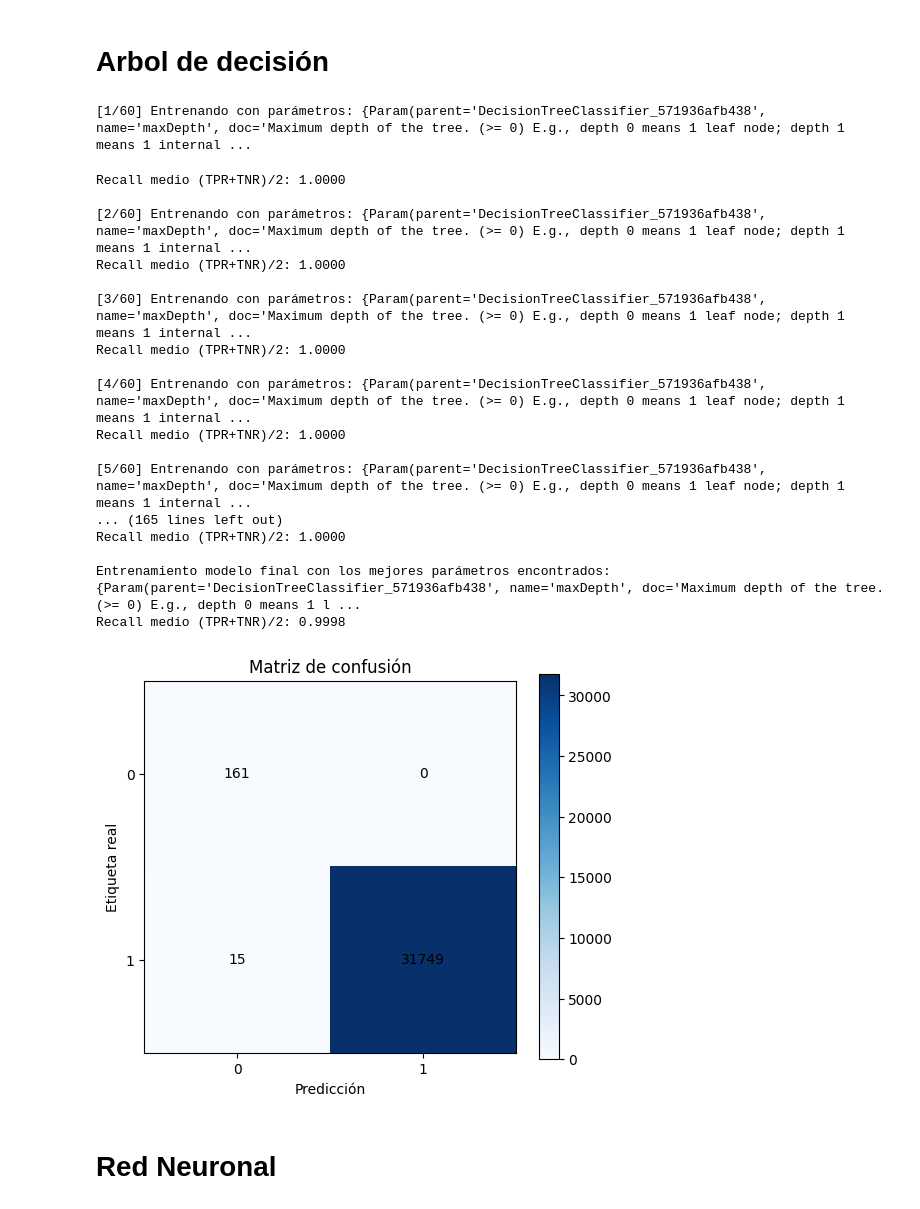
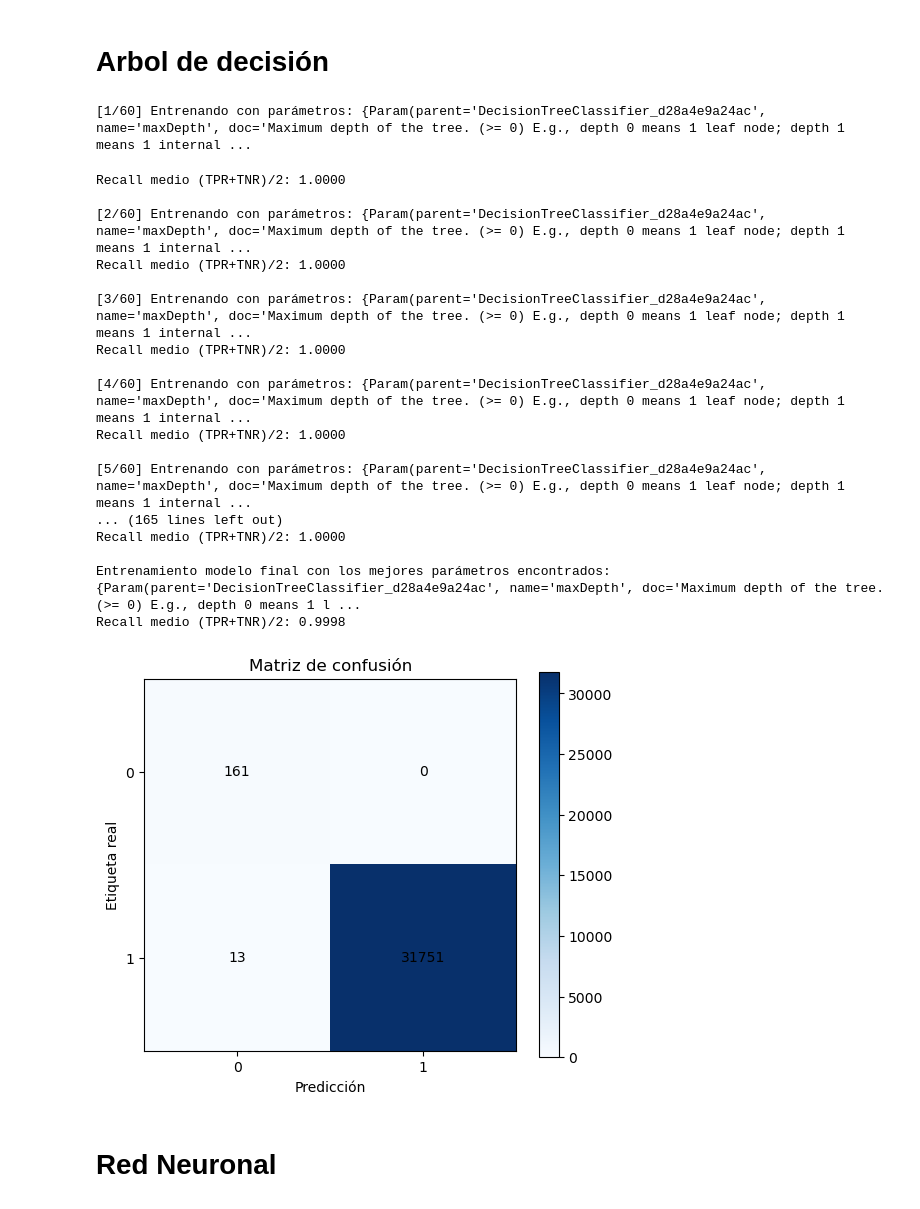
Before and after one commit to Svergara2525/URL_phising_detector, a Jupyter notebook: phising_url.ipynb, the cells around one changed output. Cells and saved outputs as stored; diff of their text form; code cells hidden in the pictures.

```diff
--- a/phising_url.ipynb
+++ b/phising_url.ipynb
@@ -788,10 +768,9 @@ for i, param in enumerate(paramGrid, start=1):
         best_score = recall_medio
         best_model = model
         best_params = param
-        best_train = train
 
 print("\nEntrenamiento modelo final con los mejores parámetros encontrados: ", best_params)
-final_model = svm_pipeline.copy(best_params).fit(best_train)
+final_model = svm_pipeline.copy(best_params).fit(train_under)
 svm_predictions = final_model.transform(val)
 models['SVM'] = final_model
 recall_medio = recall_medio_clases(svm_predictions)
@@ -884,42 +863,41 @@ for i, param in enumerate(paramGrid, start=1):
     recall_medio = recall_medio_clases(predictions)
     print(f"Recall medio (TPR+TNR)/2: {recall_medio:.4f}")
 
 
     history.append((i, recall_medio, param))
 
     if recall_medio > best_score:
         best_score = recall_medio
         best_model = model
         best_params = param
-        best_train = train
 
 print("\nEntrenamiento modelo final con los mejores parámetros encontrados: ", best_params)
-final_model = arbol_decision_pipeline.copy(best_params).fit(best_train)
+final_model = arbol_decision_pipeline.copy(best_params).fit(train_under)
 arbol_predictions = final_model.transform(val)
 models['Decision Tree'] = final_model
 recall_medio = recall_medio_clases(arbol_predictions)
 print(f"Recall medio (TPR+TNR)/2: {recall_medio:.4f}")
 matrizConfusion(arbol_predictions)
 # %% [output]
-[1/60] Entrenando con parámetros: {Param(parent='DecisionTreeClassifier_571936afb438', name='maxDepth', doc='Maximum depth of the tree. (>= 0) E.g., depth 0 means 1 leaf node; depth 1 means 1 internal ...
+[1/60] Entrenando con parámetros: {Param(parent='DecisionTreeClassifier_d28a4e9a24ac', name='maxDepth', doc='Maximum depth of the tree. (>= 0) E.g., depth 0 means 1 leaf node; depth 1 means 1 internal ...
 Recall medio (TPR+TNR)/2: 1.0000
 
-[2/60] Entrenando con parámetros: {Param(parent='DecisionTreeClassifier_571936afb438', name='maxDepth', doc='Maximum depth of the tree. (>= 0) E.g., depth 0 means 1 leaf node; depth 1 means 1 internal ...
+[2/60] Entrenando con parámetros: {Param(parent='DecisionTreeClassifier_d28a4e9a24ac', name='maxDepth', doc='Maximum depth of the tree. (>= 0) E.g., depth 0 means 1 leaf node; depth 1 means 1 internal ...
 Recall medio (TPR+TNR)/2: 1.0000
 
-[3/60] Entrenando con parámetros: {Param(parent='DecisionTreeClassifier_571936afb438', name='maxDepth', doc='Maximum depth of the tree. (>= 0) E.g., depth 0 means 1 leaf node; depth 1 means 1 internal ...
+[3/60] Entrenando con parámetros: {Param(parent='DecisionTreeClassifier_d28a4e9a24ac', name='maxDepth', doc='Maximum depth of the tree. (>= 0) E.g., depth 0 means 1 leaf node; depth 1 means 1 internal ...
 Recall medio (TPR+TNR)/2: 1.0000
 
-[4/60] Entrenando con parámetros: {Param(parent='DecisionTreeClassifier_571936afb438', name='maxDepth', doc='Maximum depth of the tree. (>= 0) E.g., depth 0 means 1 leaf node; depth 1 means 1 internal ...
+[4/60] Entrenando con parámetros: {Param(parent='DecisionTreeClassifier_d28a4e9a24ac', name='maxDepth', doc='Maximum depth of the tree. (>= 0) E.g., depth 0 means 1 leaf node; depth 1 means 1 internal ...
 Recall medio (TPR+TNR)/2: 1.0000
 
-[5/60] Entrenando con parámetros: {Param(parent='DecisionTreeClassifier_571936afb438', name='maxDepth', doc='Maximum depth of the tree. (>= 0) E.g., depth 0 means 1 leaf node; depth 1 means 1 internal ...
+[5/60] Entrenando con parámetros: {Param(parent='DecisionTreeClassifier_d28a4e9a24ac', name='maxDepth', doc='Maximum depth of the tree. (>= 0) E.g., depth 0 means 1 leaf node; depth 1 means 1 internal ...
 ... (165 lines left out)
 Recall medio (TPR+TNR)/2: 1.0000
 
-Entrenamiento modelo final con los mejores parámetros encontrados:  {Param(parent='DecisionTreeClassifier_571936afb438', name='maxDepth', doc='Maximum depth of the tree. (>= 0) E.g., depth 0 means 1 l ...
+Entrenamiento modelo final con los mejores parámetros encontrados:  {Param(parent='DecisionTreeClassifier_d28a4e9a24ac', name='maxDepth', doc='Maximum depth of the tree. (>= 0) E.g., depth 0 means 1 l ...
 Recall medio (TPR+TNR)/2: 0.9998
-[figure, old version]
+[figure, new version]
 # %% [markdown]
 # Red Neuronal
 # %%
```
Also changed, not shown: parts of 17 cells of this notebook.
